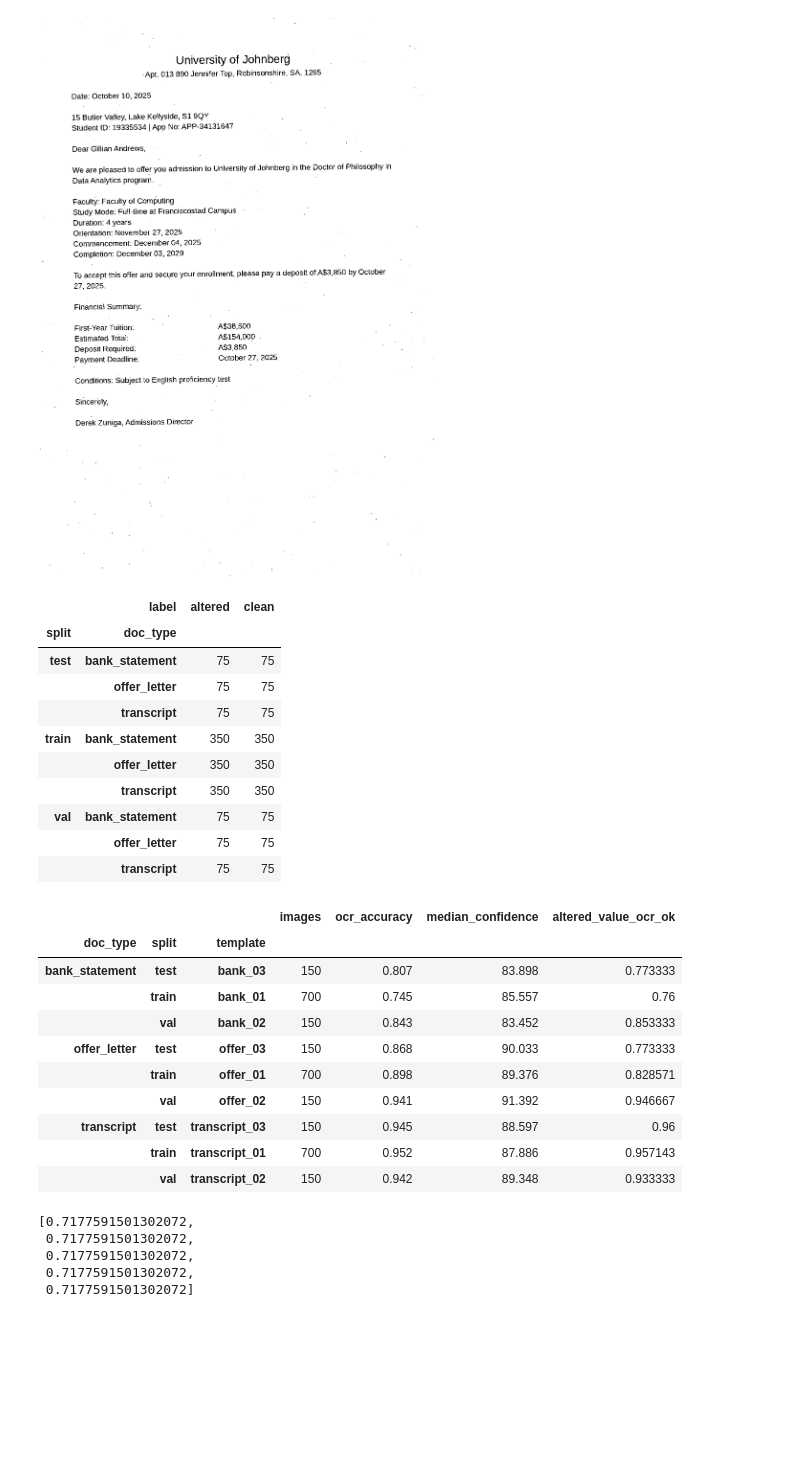
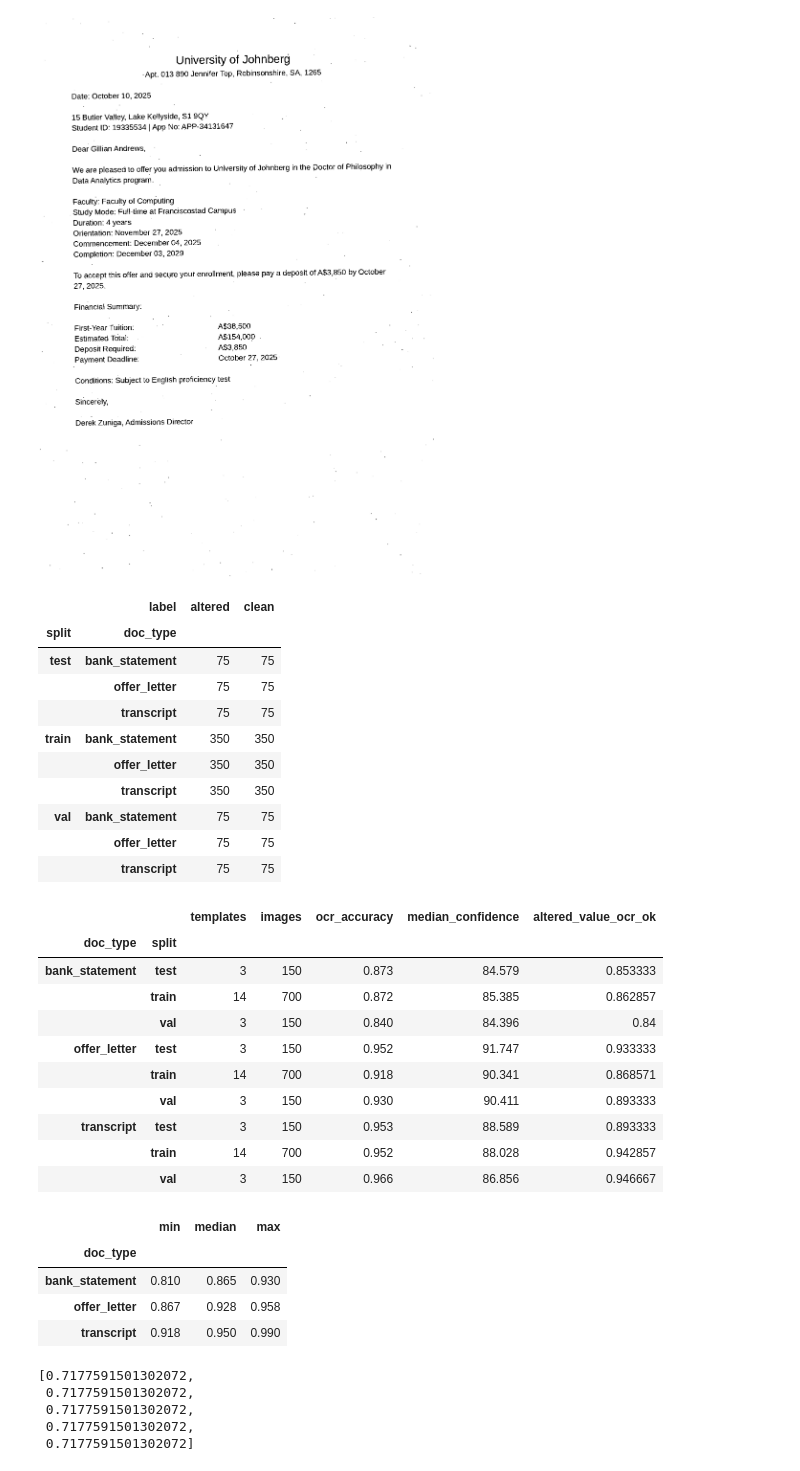
Before and after one commit to upretisaurav/doc-verify, a Jupyter notebook: notebooks/offer_letter_date_setup.ipynb, the cells around one changed output. Drawn from its saved outputs; the diff is of its cells as text; code cells hidden in the pictures; blank space fills up the shorter version.

```diff
--- a/notebooks/offer_letter_date_setup.ipynb
+++ b/notebooks/offer_letter_date_setup.ipynb
@@ -249,37 +283,45 @@ display(example.resize((example.width // 2, example.height // 2)))
 # %%
 manifest = pd.read_csv(DATA_DIR / "sad_syn" / "manifest.csv")
 manifest['accuracy'] = manifest['copies_read'] / manifest['copies_total']
 
 display(manifest.groupby(['split', 'doc_type', 'label']).size().unstack())
-manifest.groupby(['doc_type', 'split', 'template']).agg(
+display(manifest.groupby(['doc_type', 'split']).agg(
+    templates=('template', 'nunique'),
     images=('label', 'size'),
     ocr_accuracy=('accuracy', 'mean'),
     median_confidence=('mean_confidence', 'median'),
     altered_value_ocr_ok=('altered_value_ocr_ok', 'mean'),
-).round(3)
+).round(3))
+
+manifest.groupby(['doc_type', 'template'])['accuracy'].mean().groupby('doc_type').agg(['min', 'median', 'max']).round(3)
 # %% [output]
 |  | label | altered | clean |
 | split | doc_type |  |  |
 | test | bank_statement | 75 | 75 |
 |  | offer_letter | 75 | 75 |
 |  | transcript | 75 | 75 |
 | train | bank_statement | 350 | 350 |
 |  | offer_letter | 350 | 350 |
 |  | transcript | 350 | 350 |
 | val | bank_statement | 75 | 75 |
 |  | offer_letter | 75 | 75 |
 |  | transcript | 75 | 75 |
-|  |  |  | images | ocr_accuracy | median_confidence | altered_value_ocr_ok |
-| doc_type | split | template |  |  |  |  |
-| bank_statement | test | bank_03 | 150 | 0.807 | 83.898 | 0.773333 |
-|  | train | bank_01 | 700 | 0.745 | 85.557 | 0.76 |
-|  | val | bank_02 | 150 | 0.843 | 83.452 | 0.853333 |
-| offer_letter | test | offer_03 | 150 | 0.868 | 90.033 | 0.773333 |
-|  | train | offer_01 | 700 | 0.898 | 89.376 | 0.828571 |
-|  | val | offer_02 | 150 | 0.941 | 91.392 | 0.946667 |
-| transcript | test | transcript_03 | 150 | 0.945 | 88.597 | 0.96 |
-|  | train | transcript_01 | 700 | 0.952 | 87.886 | 0.957143 |
-|  | val | transcript_02 | 150 | 0.942 | 89.348 | 0.933333 |
+|  |  | templates | images | ocr_accuracy | median_confidence | altered_value_ocr_ok |
+| doc_type | split |  |  |  |  |  |
+| bank_statement | test | 3 | 150 | 0.873 | 84.579 | 0.853333 |
+|  | train | 14 | 700 | 0.872 | 85.385 | 0.862857 |
+|  | val | 3 | 150 | 0.840 | 84.396 | 0.84 |
+| offer_letter | test | 3 | 150 | 0.952 | 91.747 | 0.933333 |
+|  | train | 14 | 700 | 0.918 | 90.341 | 0.868571 |
+|  | val | 3 | 150 | 0.930 | 90.411 | 0.893333 |
+| transcript | test | 3 | 150 | 0.953 | 88.589 | 0.893333 |
+|  | train | 14 | 700 | 0.952 | 88.028 | 0.942857 |
+|  | val | 3 | 150 | 0.966 | 86.856 | 0.946667 |
+|  | min | median | max |
+| doc_type |  |  |  |
+| bank_statement | 0.810 | 0.865 | 0.930 |
+| offer_letter | 0.867 | 0.928 | 0.958 |
+| transcript | 0.918 | 0.950 | 0.990 |
 # %%
 from sad_syn.degrade import draw_strength
 
```
Also changed, not shown: parts of 14 cells of this notebook, 16 other files.
